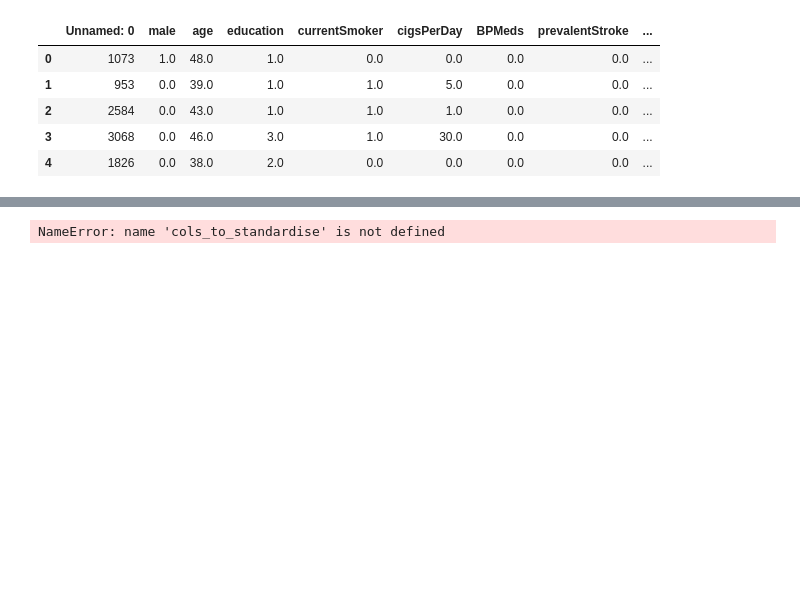
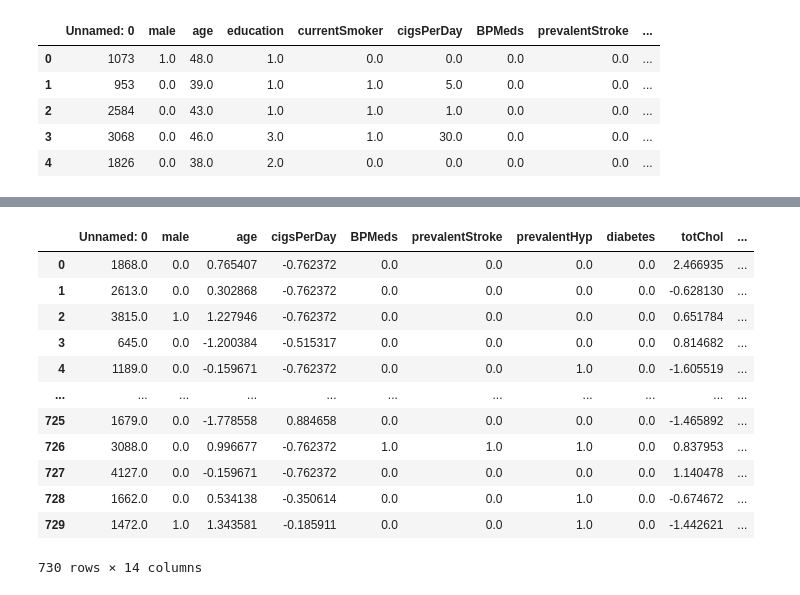
Before and after one commit to ayush-dhanker/Heart-diesease-prediction, a Jupyter notebook: main.ipynb, the cells around one changed output, grey strips where cells are left out. Saved outputs shown, nothing was run; the diff lists cells and outputs as text; code cells hidden in the pictures; blank space fills up the shorter version.

```diff
--- a/main.ipynb
+++ b/main.ipynb
@@ -61,6 +122,21 @@ train_data = train_data[~(train_data['totChol'] > 450)]#deleting the outliers va
 # %%
-from sklearn.preprocessing import StandardScaler #importing the standard scaler library
+from sklearn.preprocessing import StandardScaler
 scaler = StandardScaler()
-train_data[cols_to_standardise] = scaler.fit_transform(train_data[['age','totChol','sysBP','BMI', 'heartRate', 'glucose', 'cigsPerDay']])#taking all the columns which are to be standardise in an array
+# List of columns to standardize
+cols_to_standardise = ['age', 'totChol', 'sysBP', 'BMI', 'heartRate', 'glucose', 'cigsPerDay']
+test_data[cols_to_standardise] = scaler.fit_transform(test_data[cols_to_standardise])
+test_data
 # %% [output]
+|  | Unnamed: 0 | male | age | cigsPerDay | BPMeds | prevalentStroke | prevalentHyp | diabetes | totChol | ... |
+| 0 | 1868.0 | 0.0 | 0.765407 | -0.762372 | 0.0 | 0.0 | 0.0 | 0.0 | 2.466935 | ... |
+| 1 | 2613.0 | 0.0 | 0.302868 | -0.762372 | 0.0 | 0.0 | 0.0 | 0.0 | -0.628130 | ... |
+| 2 | 3815.0 | 1.0 | 1.227946 | -0.762372 | 0.0 | 0.0 | 0.0 | 0.0 | 0.651784 | ... |
+| 3 | 645.0 | 0.0 | -1.200384 | -0.515317 | 0.0 | 0.0 | 0.0 | 0.0 | 0.814682 | ... |
+| 4 | 1189.0 | 0.0 | -0.159671 | -0.762372 | 0.0 | 0.0 | 1.0 | 0.0 | -1.605519 | ... |
+| ... | ... | ... | ... | ... | ... | ... | ... | ... | ... | ... |
+| 725 | 1679.0 | 0.0 | -1.778558 | 0.884658 | 0.0 | 0.0 | 0.0 | 0.0 | -1.465892 | ... |
+| 726 | 3088.0 | 0.0 | 0.996677 | -0.762372 | 1.0 | 1.0 | 1.0 | 0.0 | 0.837953 | ... |
+| 727 | 4127.0 | 0.0 | -0.159671 | -0.762372 | 0.0 | 0.0 | 0.0 | 0.0 | 1.140478 | ... |
+| 728 | 1662.0 | 0.0 | 0.534138 | -0.350614 | 0.0 | 0.0 | 1.0 | 0.0 | -0.674672 | ... |
+| 729 | 1472.0 | 1.0 | 1.343581 | -0.185911 | 0.0 | 0.0 | 1.0 | 0.0 | -1.442621 | ... |
-NameError: name 'cols_to_standardise' is not defined
+730 rows × 14 columns
```
Also changed, not shown: parts of 23 cells of this notebook, 1 other file.
